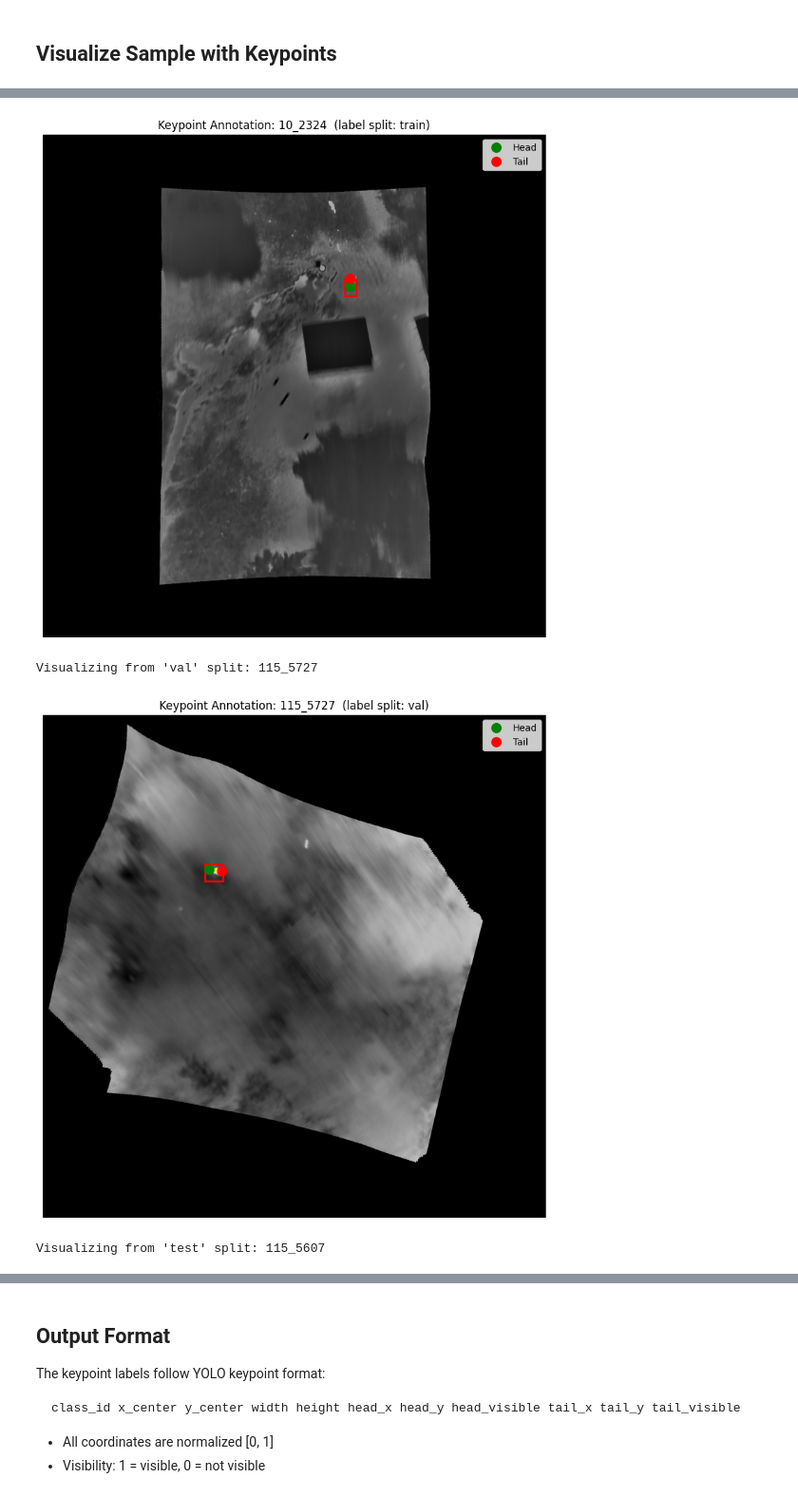
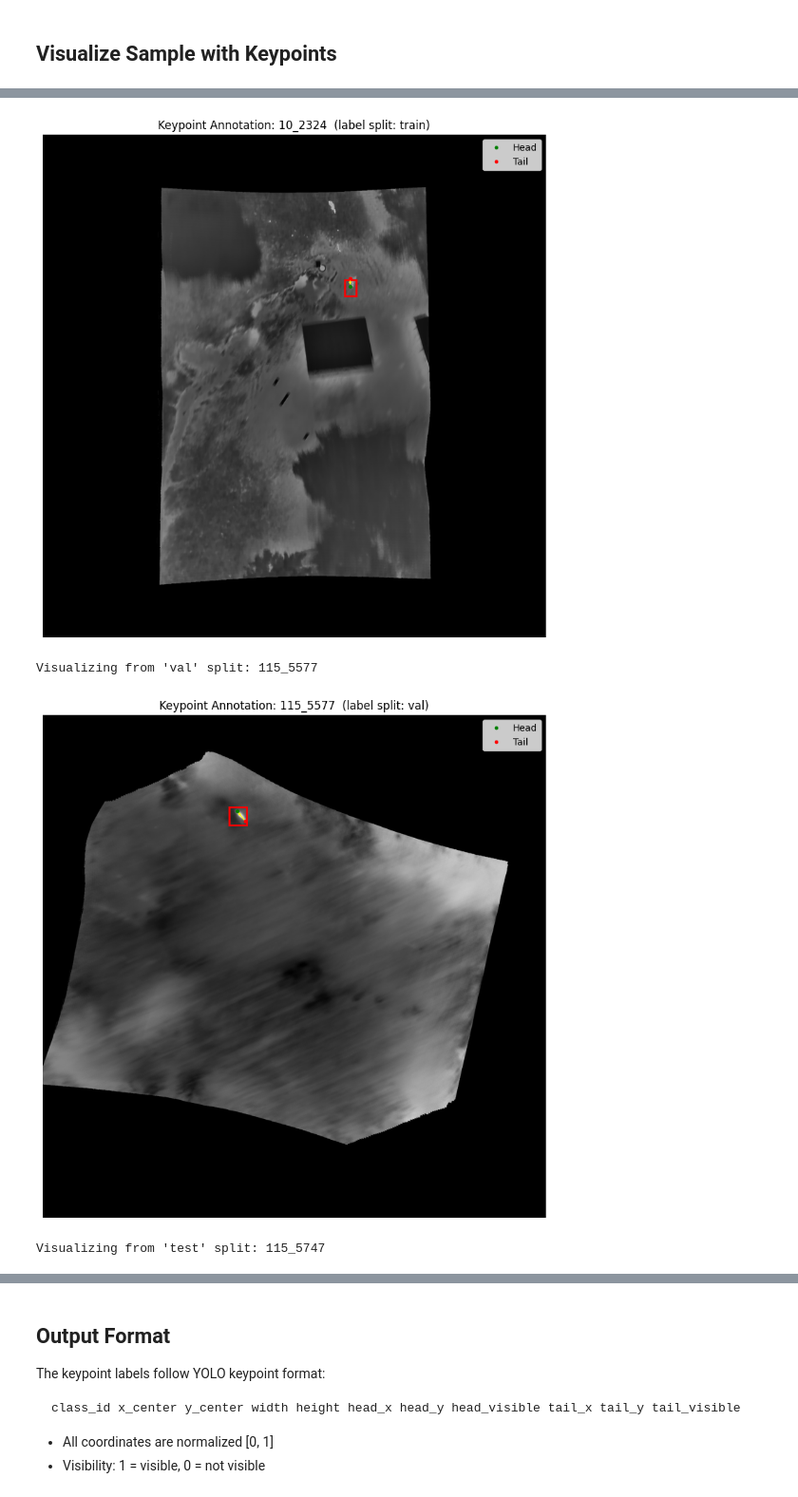
Before and after one commit to smn-krn/CVI4IL-SS26-Project, a Jupyter notebook: code/02_data_preparation.ipynb, the cells around one changed output, grey strips where cells are left out. Shown at 95% size. Saved outputs shown, nothing was run; the diff lists cells and outputs as text; code cells hidden in the pictures.

```diff
--- a/code/02_data_preparation.ipynb
+++ b/code/02_data_preparation.ipynb
@@ -43,7 +43,7 @@ Deleted old keypoint labels: /home/azureuser/cloudfiles/code/Users/s2410929002/C
 ## Load json files
 # %%
 def load_json_safe(path):
-    """Load JSON with helpful error messages."""
+    """Loads JSON file with helpful error messages."""
     path = Path(path)
     if not path.exists():
         print(f"  SKIP: {path.name} not found")
@@ -59,7 +59,6 @@ def load_json_safe(path):
     except json.JSONDecodeError as e:
         print(f"  ERROR: {path.name} is not valid JSON: {e}")
         return []
-#load_json_safe(GT_EXPORT_OLD)
 # %% [markdown]
 ## Merging Ground Truth
 # %%
@@ -338,0 +440,16 @@ Created keypoint labels:
+# %%
+# check distances in the new keypoint labels to see if they look reasonable (not collapsed to same point)
+distances = []
+for label_file in (OUTPUT_DIR / 'labels_keypoints' / 'train').glob('*.txt'):
+    with open(label_file) as f:
+        for line in f:
+            parts = line.strip().split()
+            if len(parts) >= 11:
+                head = np.array([float(parts[5]), float(parts[6])])
+                tail = np.array([float(parts[8]), float(parts[9])])
+                distances.append(np.linalg.norm(head - tail))
+
+print(f"Total training animals:  {len(distances)}")
+print(f"Mean head-tail dist:     {np.mean(distances):.4f}")
+print(f"Median head-tail dist:   {np.median(distances):.4f}")
+print(f"% with dist < 0.05:      {sum(d < 0.05 for d in distances)/len(distances)*100:.1f}%")
@@ -339,18 +461,16 @@ Created keypoint labels:
 # %% [markdown]
 ## Visualize Sample with Keypoints
 # %%
-## Visualize Sample with Keypoints
+def visualize_keypoints(img_name, kp_split='test'):
+    """Visualizes image with keypoints and searches all image splits for the source image."""
 
-def visualize_keypoints(img_name, kp_split='test'):
-    """Visualize image with keypoints. Searches all image splits for the source image."""
-
-    # Find the keypoint label in our output directory
+    # find keypoint label in our output directory
     kp_label = OUTPUT_DIR / 'labels_keypoints' / kp_split / f"{img_name}.txt"
     if not kp_label.exists():
         print(f"Keypoint label not found: {kp_label}")
         return
 
-    # Search for the image across all original BAMBI splits
+    # search for the image across all original BAMBI splits
     img_path = None
     for split in ['train', 'val', 'test']:
         candidate = DATA_DIR / 'images' / split / f"{img_name}.jpg"
@@ -369,7 +489,7 @@ def visualize_keypoints(img_name, kp_split='test'):
     fig, ax = plt.subplots(1, 1, figsize=(10, 8))
     ax.imshow(img)
 
-    handles = {}  # avoid duplicate legend entries
+    handles = {}  # avoid duplicate entries
 
     with open(kp_label, 'r') as f:
         for line in f:
@@ -396,38 +516,39 @@ def visualize_keypoints(img_name, kp_split='test'):
             ax.add_patch(rect)
 
             if head_v == 1:
-                h_pt = ax.plot(head_x, head_y, 'go', markersize=10, zorder=5)[0]
-                t_pt = ax.plot(tail_x, tail_y, 'ro', markersize=10, zorder=5)[0]
+                h_pt = ax.plot(head_x, head_y, 'go', markersize=3, zorder=5)[0]
+                t_pt = ax.plot(tail_x, tail_y, 'ro', markersize=3, zorder=5)[0]
                 ax.annotate('', xy=(head_x, head_y), xytext=(tail_x, tail_y),
-                            arrowprops=dict(arrowstyle='->', color='yellow', lw=2))
+                            arrowprops=dict(arrowstyle='->', color='yellow', lw=1,
+                                            mutation_scale=5))
                 handles['Head'] = h_pt
                 handles['Tail'] = t_pt
 
     if handles:
         ax.legend(handles=list(handles.values()),
                   labels=list(handles.keys()),
                   loc='upper right')
 
     ax.axis('off')
     ax.set_title(f"Keypoint Annotation: {img_name}  (label split: {kp_split})")
     plt.tight_layout()
     plt.show()
 
 
-# Show samples from each output split
+# look at samples from each output split
 for kp_split in ['train', 'val', 'test']:
     split_dir = OUTPUT_DIR / 'labels_keypoints' / kp_split
     if not split_dir.exists():
         continue
     files = list(split_dir.glob('*.txt'))
     if not files:
         continue
     img_stem = files[0].stem
     print(f"Visualizing from '{kp_split}' split: {img_stem}")
     visualize_keypoints(img_stem, kp_split)
 # %% [output]
 Visualizing from 'train' split: 10_2324
-[figure, old version]
+[figure, new version]
-Visualizing from 'val' split: 115_5727
+Visualizing from 'val' split: 115_5577
-[figure, old version]
+[figure, new version]
-Visualizing from 'test' split: 115_5607
+Visualizing from 'test' split: 115_5747
```
Also changed, not shown: parts of 16 cells of this notebook, 10 other files.
